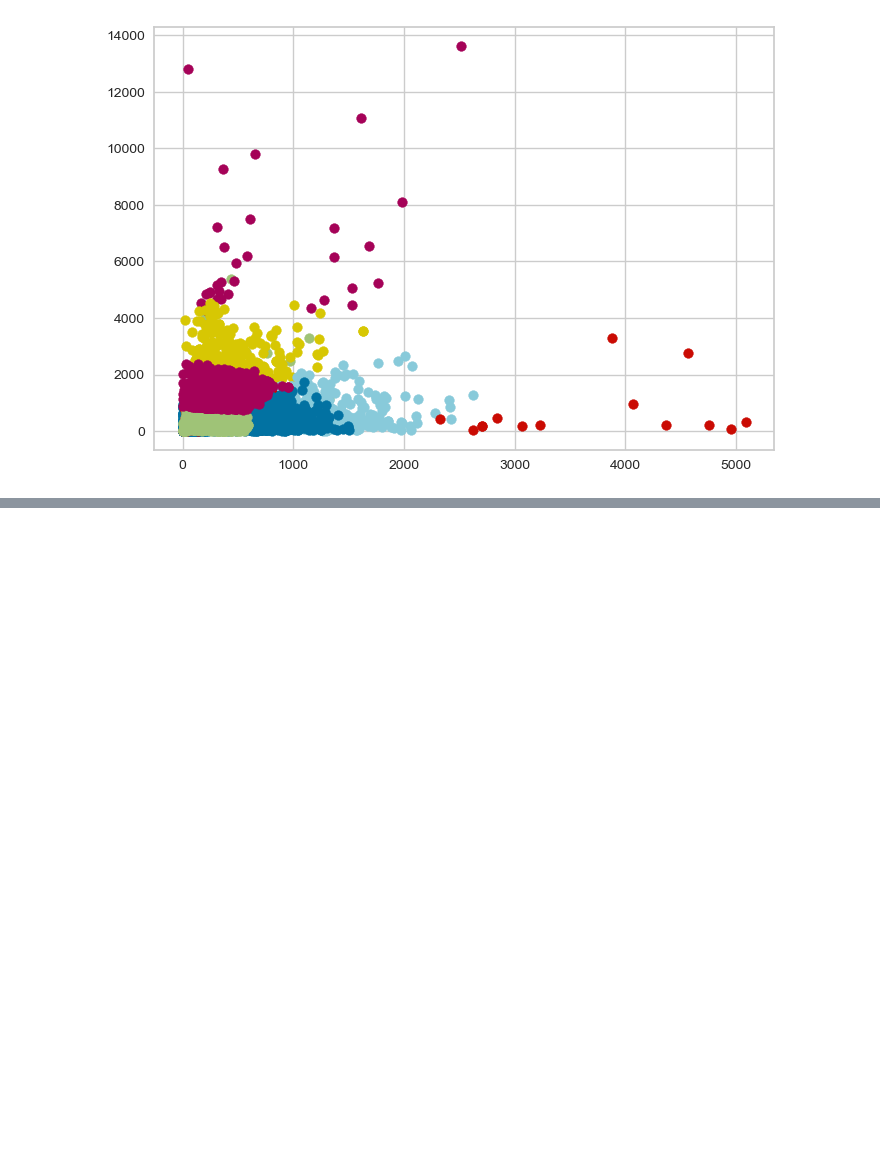
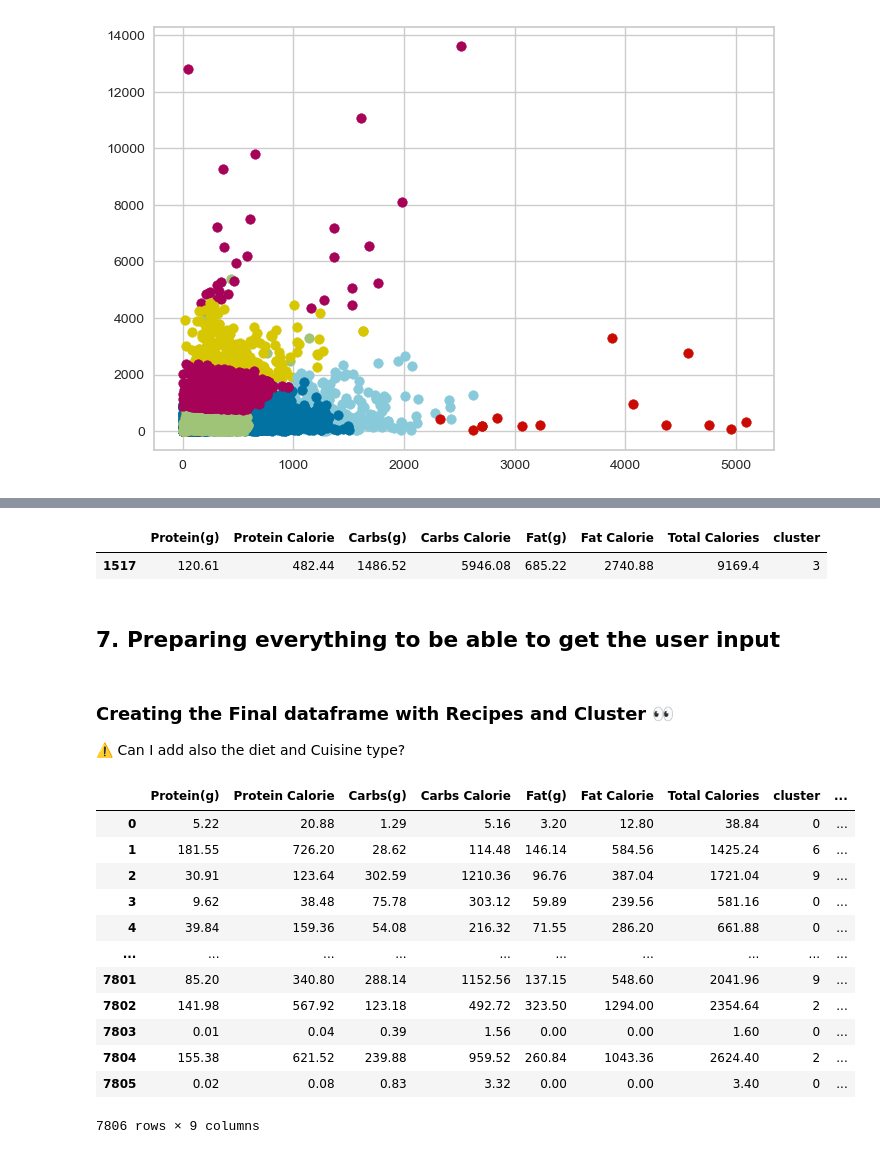
Before and after one commit to IranelGV/Clever_Meal_App, a Jupyter notebook: Final_Project_Week08.ipynb, the cells around one changed output, grey strips where cells are left out. Cells and saved outputs as stored; diff of their text form; code cells hidden in the pictures; blank space fills up the shorter version.

```diff
--- a/Final_Project_Week08.ipynb
+++ b/Final_Project_Week08.ipynb
@@ -442,0 +451,2 @@ pyplot.show()
+# %%
+X["cluster"] = clusters
@@ -442,0 +475,29 @@ pyplot.show()
+# %%
+X[X['cluster'] == 3].sample()
+# %% [output]
+|  | Protein(g) | Protein Calorie | Carbs(g) | Carbs Calorie | Fat(g) | Fat Calorie | Total Calories | cluster |
+| 1517 | 120.61 | 482.44 | 1486.52 | 5946.08 | 685.22 | 2740.88 | 9169.4 | 3 |
+# %% [markdown]
+## 7. Preparing everything to be able to get the user input
+# %% [markdown]
+### Creating the Final dataframe with Recipes and Cluster 👀
+
+⚠️ Can I add also the diet and Cuisine type?
+# %%
+final_version_df = pd.merge(X, df[['Recipe_name']], left_index=True, right_index=True)
+# %%
+final_version_df
+# %% [output]
+|  | Protein(g) | Protein Calorie | Carbs(g) | Carbs Calorie | Fat(g) | Fat Calorie | Total Calories | cluster | ... |
+| 0 | 5.22 | 20.88 | 1.29 | 5.16 | 3.20 | 12.80 | 38.84 | 0 | ... |
+| 1 | 181.55 | 726.20 | 28.62 | 114.48 | 146.14 | 584.56 | 1425.24 | 6 | ... |
+| 2 | 30.91 | 123.64 | 302.59 | 1210.36 | 96.76 | 387.04 | 1721.04 | 9 | ... |
+| 3 | 9.62 | 38.48 | 75.78 | 303.12 | 59.89 | 239.56 | 581.16 | 0 | ... |
+| 4 | 39.84 | 159.36 | 54.08 | 216.32 | 71.55 | 286.20 | 661.88 | 0 | ... |
+| ... | ... | ... | ... | ... | ... | ... | ... | ... | ... |
+| 7801 | 85.20 | 340.80 | 288.14 | 1152.56 | 137.15 | 548.60 | 2041.96 | 9 | ... |
+| 7802 | 141.98 | 567.92 | 123.18 | 492.72 | 323.50 | 1294.00 | 2354.64 | 2 | ... |
+| 7803 | 0.01 | 0.04 | 0.39 | 1.56 | 0.00 | 0.00 | 1.60 | 0 | ... |
+| 7804 | 155.38 | 621.52 | 239.88 | 959.52 | 260.84 | 1043.36 | 2624.40 | 2 | ... |
+| 7805 | 0.02 | 0.08 | 0.83 | 3.32 | 0.00 | 0.00 | 3.40 | 0 | ... |
+7806 rows × 9 columns
```
Also changed, not shown: parts of 6 cells of this notebook.
